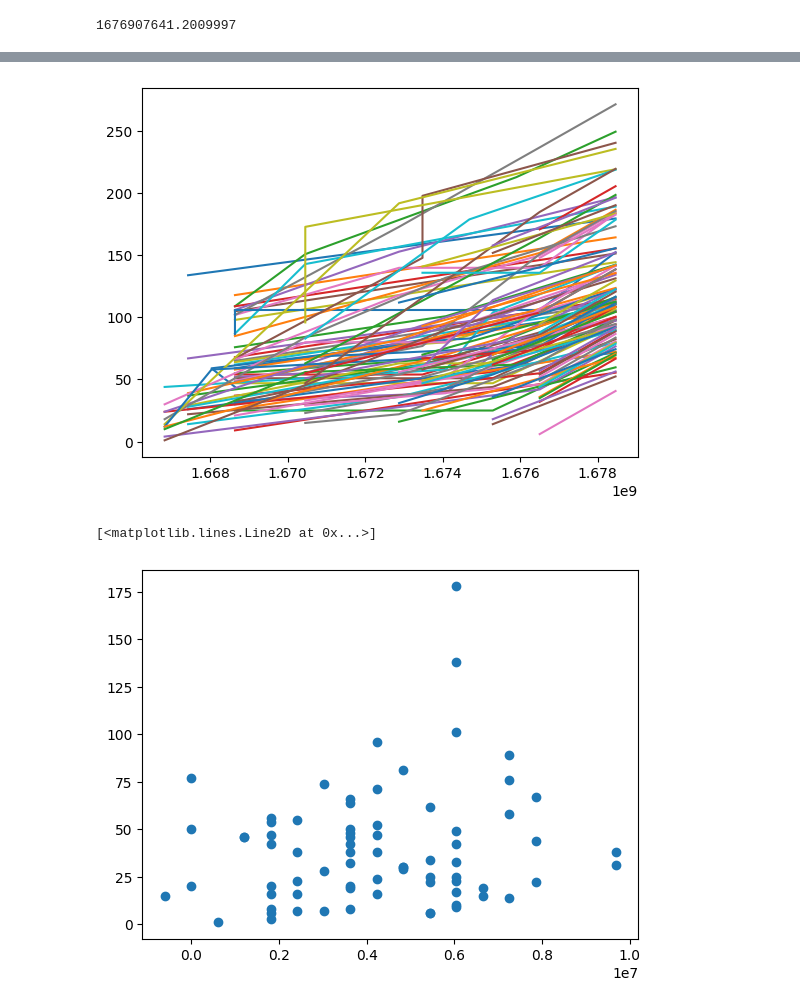
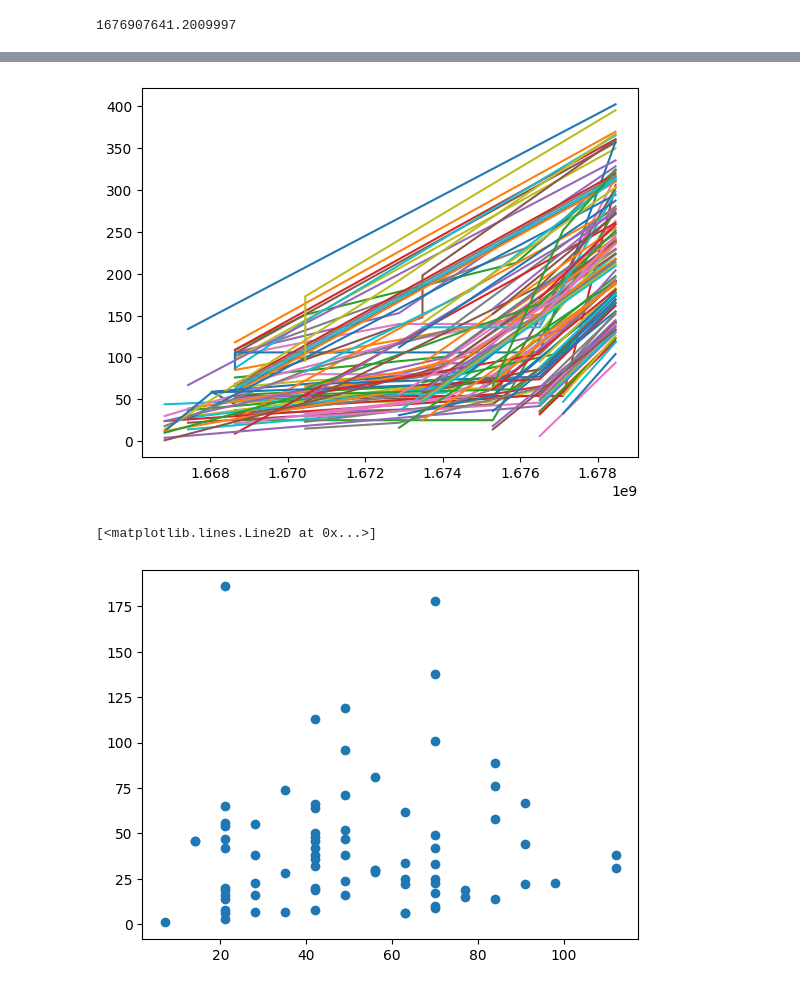
Before and after one commit to MattHandzel/TeamErrorError, a Jupyter notebook: Main/analyzeVexCompetitionData.ipynb, the cells around one changed output, grey strips where cells are left out. Saved outputs shown, nothing was run; the diff lists cells and outputs as text; code cells hidden in the pictures.

```diff
--- a/Main/analyzeVexCompetitionData.ipynb
+++ b/Main/analyzeVexCompetitionData.ipynb
@@ -182,5 +182,5 @@ import os
 
 all_data = [pd.read_csv("../" + f) for f in os.listdir("../") if "AllVexData" in f]
 # %%
-all_data = [all_data[-1], all_data[1], all_data[3], all_data[2], all_data[0]]
+all_data = [all_data[-1], all_data[1], all_data[4], all_data[3], all_data[0], all_data[2]]
 # %%
@@ -252,25 +220,28 @@ for team in all_teams:
   plt.plot([z[0] for z in _], [z[1] for z in _])
 plt.show()
 # %% [output]
-[figure, old version]
+[figure, new version]
 # %%
 scores = []
 times = []
+start_times = []
 for team in all_teams:
   team_scores = [z[1] for z in all_teams[team]]
   team_times = np.array([z[0] for z in all_teams[team]])
 
   team_scores_unique = np.unique(team_scores)
 
   team_times = team_times[np.array([team_scores.index(t) for t in team_scores_unique])]
 
   team_scores = team_scores_unique
   if len(team_scores) > 1:
     for i in range(len(team_scores) - 1):
-      scores.append(team_scores[i + 1] - team_scores[i])
-      times.append(team_times[i + 1] - team_times[i])
+      if team_times[i+1] - team_times[i] > 0:
+        scores.append(team_scores[i + 1] - team_scores[i])
+        times.append(team_times[i + 1] - team_times[i])
+        start_times.append(team_times[i])
 
-plt.plot(times, scores, "o")
+plt.plot(np.array(times) / (3600 * 24), scores, "o")
 # %% [output]
 [<matplotlib.lines.Line2D at 0x...>]
-[figure, old version]
+[figure, new version]
```
Also changed, not shown: parts of 11 cells of this notebook, 3 other files.
